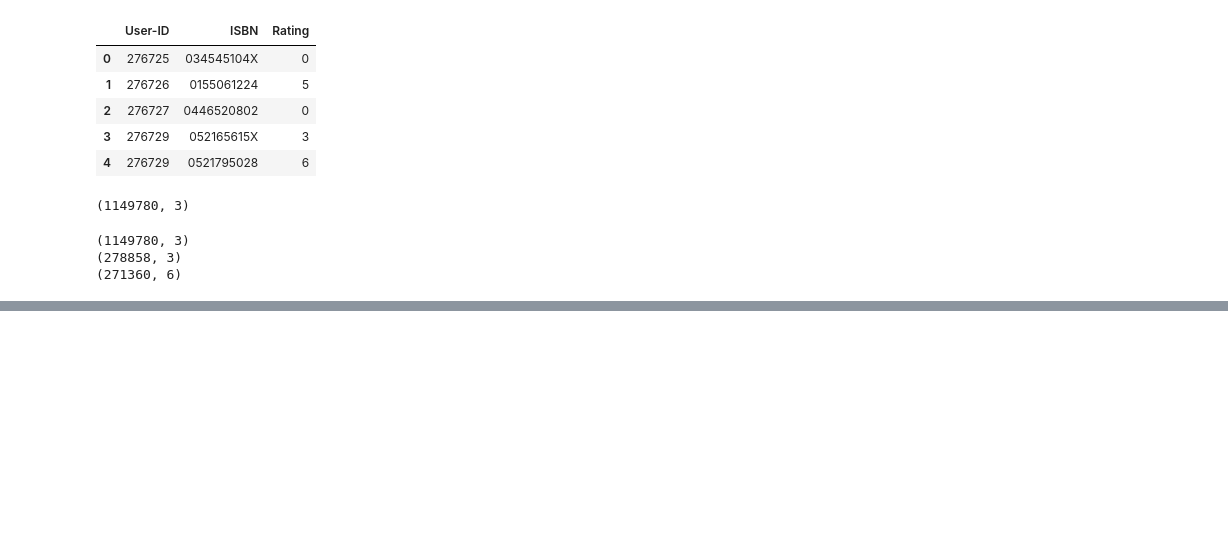
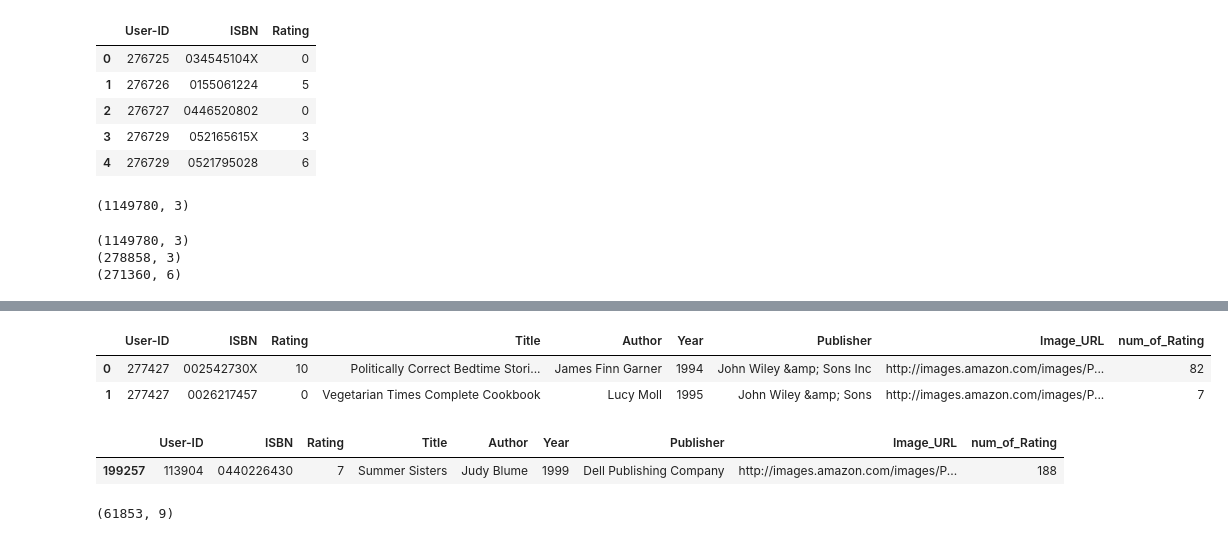
Before and after one commit to ArshiaMadadii/BookRecommenderSystem, a Jupyter notebook: main.ipynb, the cells around one changed output, grey strips where cells are left out. Saved outputs shown, nothing was run; the diff lists cells and outputs as text; code cells hidden in the pictures; blank space fills up the shorter version.

```diff
--- a/main.ipynb
+++ b/main.ipynb
@@ -119,0 +176,4 @@ print(books.shape)
+# %%
+# Count number of ratings per book
+num_rating = ratings_with_books.groupby('Title')['Rating'].count().reset_index()
+num_rating.head()
@@ -119,0 +187,3 @@ print(books.shape)
+# %%
+num_rating.rename(columns={"Rating":"num_of_Rating"}, inplace=True)
+num_rating.head()
@@ -119,0 +206,8 @@ print(books.shape)
+# %%
+final_rating = ratings_with_books.merge(num_rating , on='Title')
+# %%
+final_rating.head(2)
+# %% [output]
+|  | User-ID | ISBN | Rating | Title | Author | Year | Publisher | Image_URL | num_of_Rating |
+| 0 | 277427 | 002542730X | 10 | Politically Correct Bedtime Stori... | James Finn Garner | 1994 | John Wiley &amp; Sons Inc | http://images.amazon.com/images/P... | 82 |
+| 1 | 277427 | 0026217457 | 0 | Vegetarian Times Complete Cookbook | Lucy Moll | 1995 | John Wiley &amp; Sons | http://images.amazon.com/images/P... | 7 |
@@ -119,0 +217,9 @@ print(books.shape)
+# %%
+final_rating.sample()
+# %% [output]
+|  | User-ID | ISBN | Rating | Title | Author | Year | Publisher | Image_URL | num_of_Rating |
+| 199257 | 113904 | 0440226430 | 7 | Summer Sisters | Judy Blume | 1999 | Dell Publishing Company | http://images.amazon.com/images/P... | 188 |
+# %%
+final_rating.shape
+# %% [output]
+(61853, 9)
```
Also changed, not shown: parts of 15 cells of this notebook.
